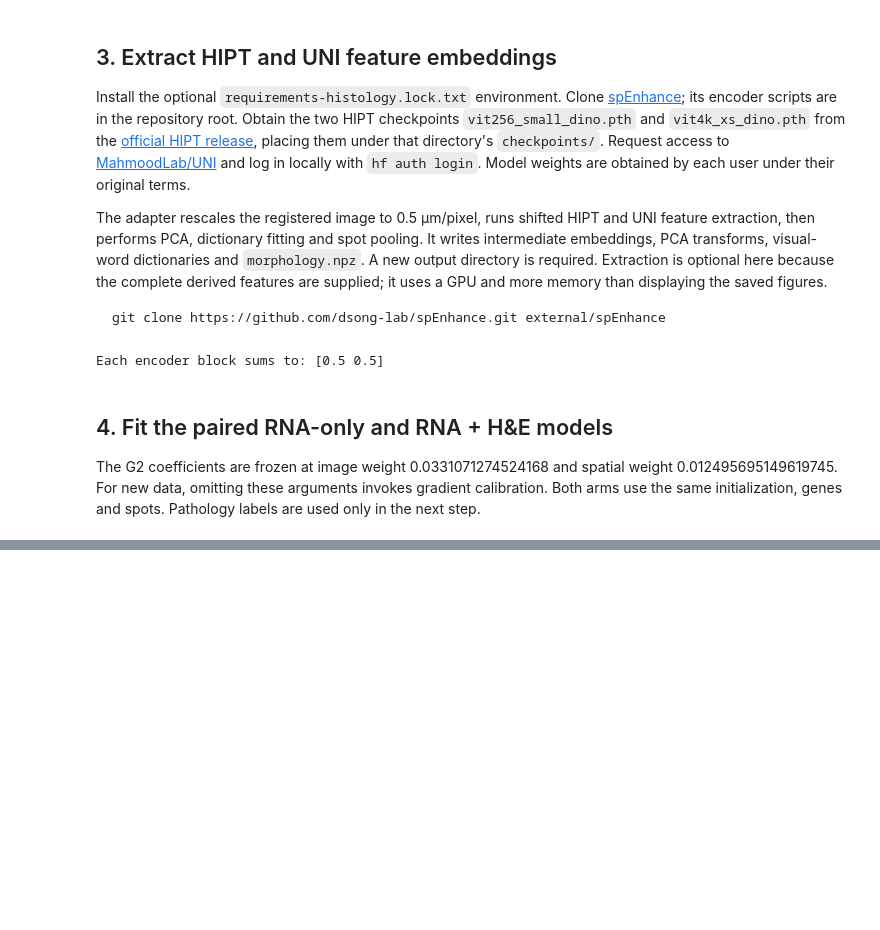
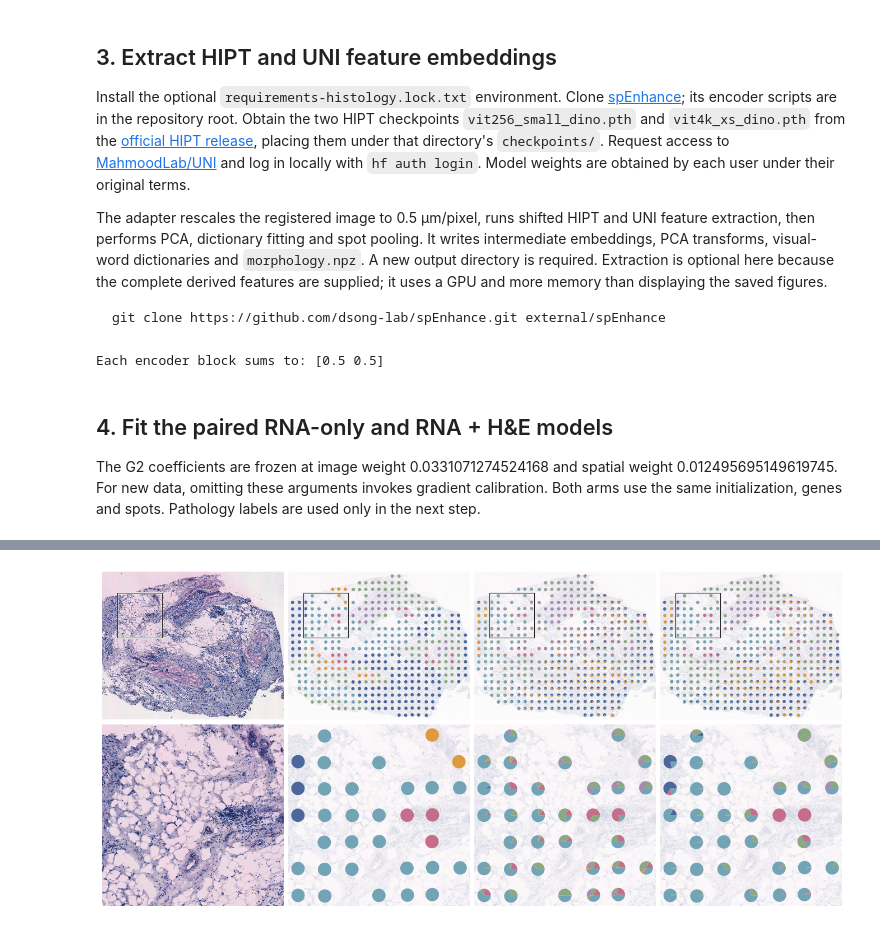
Before and after one commit to dsong-lab/spDecon, a Jupyter notebook: tutorials/03_histology.ipynb, the cells around one changed output, grey strips where cells are left out. Drawn from its saved outputs; the diff is of its cells as text; code cells hidden in the pictures; blank space fills up the shorter version.

```diff
--- a/tutorials/03_histology.ipynb
+++ b/tutorials/03_histology.ipynb
@@ -137,0 +173,61 @@ save_figure(fig,"g2_regions")
+# %%
+from PIL import Image
+from matplotlib.collections import PatchCollection
+from matplotlib.patches import Circle, Rectangle, Wedge
+
+# This supplied full-resolution image is 9,326 × 9,863 pixels.
+Image.MAX_IMAGE_PIXELS = None
+image_xy = image_spots.loc[data["spots"][support], ["x", "y"]].to_numpy()
+radius = float((path / "radius_pixels.txt").read_text())
+region_colors = ["#73A4B6", "#DD9A3E", "#A68BAF", "#8AA881", "#C46E89", "#4C689B"]
+zoom = [1030.5094074245112, 2997.1505925754886,
+        1905.379407424511, 3872.0205925754885]  # x0, x1, y0, y1
+with Image.open(path / "he.jpg") as image:
+    margin = 2.5 * radius
+    whole = [max(0, min(image_xy[:, 0].min()-margin, zoom[0])),
+             min(image.width, max(image_xy[:, 0].max()+margin, zoom[1])),
+             max(0, min(image_xy[:, 1].min()-margin, zoom[2])),
+             min(image.height, max(image_xy[:, 1].max()+margin, zoom[3]))]
+    backgrounds = []
+    for x0, x1, y0, y1 in [whole, zoom]:
+        size = (1400, round(1400 * (y1-y0) / (x1-x0)))
+        backgrounds.append(np.asarray(image.resize(
+            size, Image.Resampling.LANCZOS, box=(x0, y0, x1, y1),
+            reducing_gap=2).convert("RGB")))
+
+aspect = (whole[3]-whole[2]) / (whole[1]-whole[0])
+fig, axes = plt.subplots(2, 4, figsize=(12, 3*(aspect+1)),
+                         gridspec_kw={"height_ratios": [aspect, 1]})
+for row, bounds in enumerate([whole, zoom]):
+    x0, x1, y0, y1 = bounds
+    visible = ((image_xy[:, 0] >= x0) & (image_xy[:, 0] <= x1) &
+               (image_xy[:, 1] >= y0) & (image_xy[:, 1] <= y1))
+    for col, ax in enumerate(axes[row]):
+        ax.imshow(backgrounds[row], extent=[x0, x1, y1, y0],
+                  alpha=1 if col == 0 else .18, interpolation="none")
+        if col:
+            patches, colors = [], []
+            if col == 1:
+                patches = [Circle(center, radius) for center in image_xy[visible]]
+                colors = np.asarray(region_colors)[codes[visible]]
+            else:
+                weights = mapped[["RNA_TV", "RNA_HE_TV"][col-2]][support]
+                for center, values in zip(image_xy[visible], weights[visible]):
+                    angles = np.r_[0, np.cumsum(values)] * 360
+                    for k, value in enumerate(values):
+                        if value > 0:
+                            patches.append(Wedge(center, radius, angles[k], angles[k+1]))
+                            colors.append(region_colors[k])
+            ax.add_collection(PatchCollection(patches, facecolors=colors,
+                                              edgecolors="none", linewidths=0))
+        if row == 0:
+            for color, width in [("white", 2), ("#222222", .8)]:
+                ax.add_patch(Rectangle((zoom[0], zoom[2]), zoom[1]-zoom[0],
+                                       zoom[3]-zoom[2], fill=False,
+                                       edgecolor=color, linewidth=width))
+        ax.set(xlim=(x0, x1), ylim=(y1, y0), aspect="equal")
+        ax.axis("off")
+fig.subplots_adjust(left=0, right=1, bottom=0, top=1, wspace=.025, hspace=.025)
+save_figure(fig, "g2_regions")
+# %% [output]
+[figure, added]
```
Also changed, not shown: parts of 7 cells of this notebook, 19 other files.
